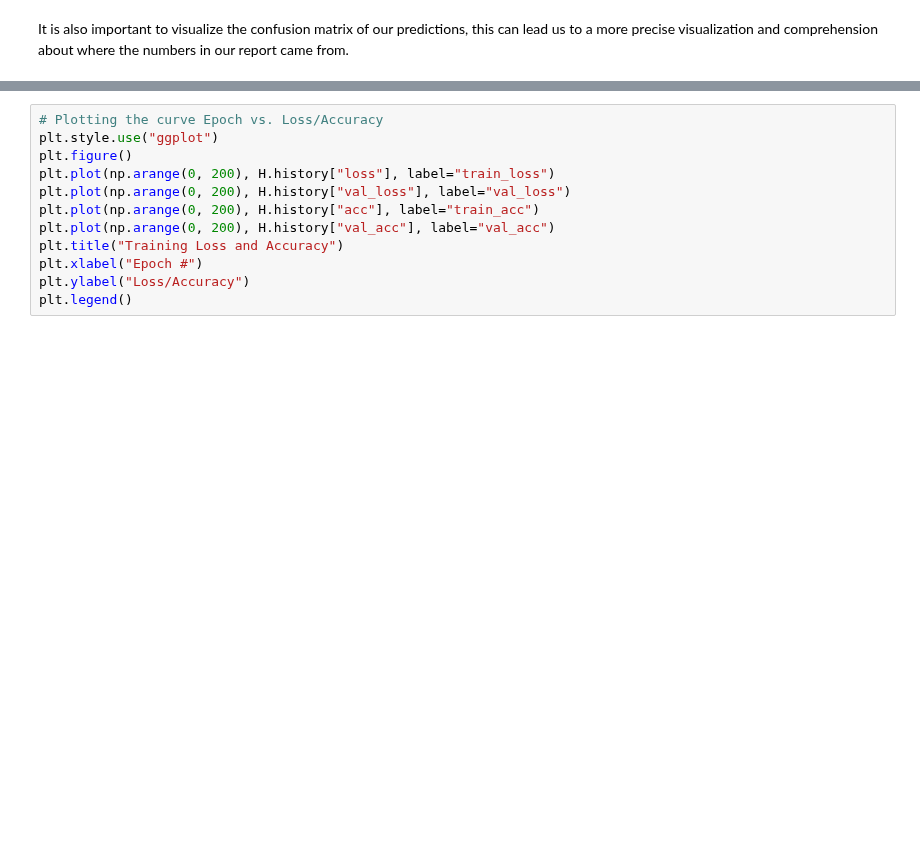
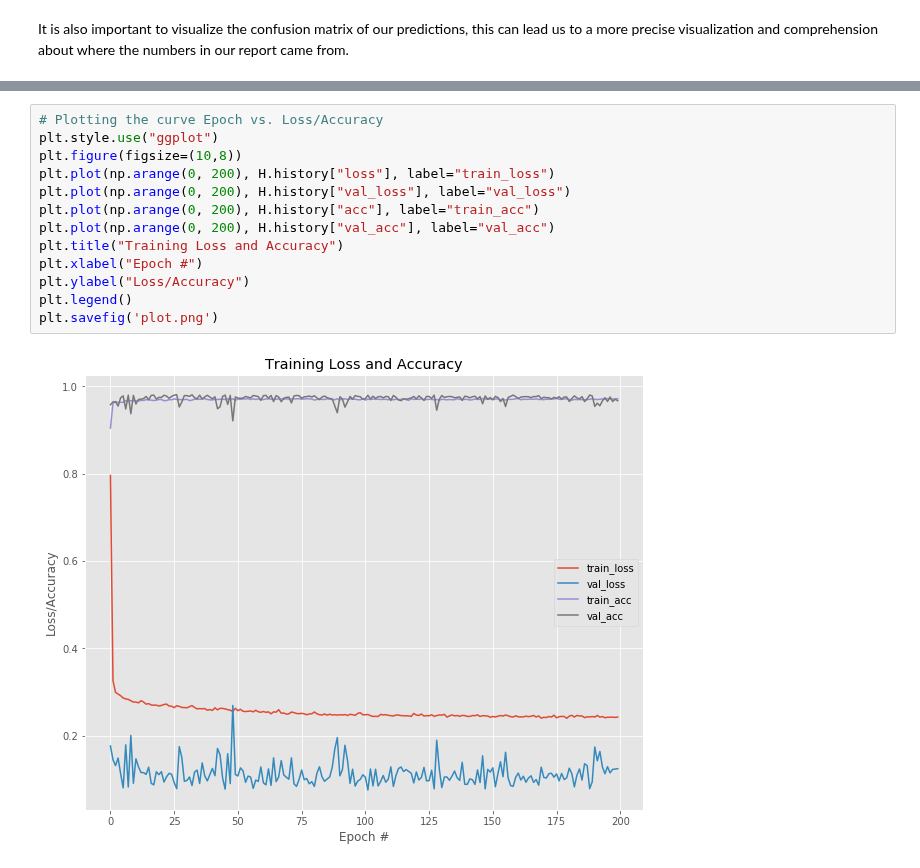
Before and after one commit to alexandrehsd/predicting-pulsar-stars, a Jupyter notebook: predicting_pulsar_stars.ipynb, the cells around one changed output, grey strips where cells are left out. Drawn from its saved outputs; the diff is of its cells as text; blank space fills up the shorter version.

```diff
--- a/predicting_pulsar_stars.ipynb
+++ b/predicting_pulsar_stars.ipynb
@@ -80,12 +194,15 @@ print(confusion_matrix(testY, predictions))
 # %%
 # Plotting the curve Epoch vs. Loss/Accuracy
 plt.style.use("ggplot")
-plt.figure()
+plt.figure(figsize=(10,8))
 plt.plot(np.arange(0, 200), H.history["loss"], label="train_loss")
 plt.plot(np.arange(0, 200), H.history["val_loss"], label="val_loss")
 plt.plot(np.arange(0, 200), H.history["acc"], label="train_acc")
 plt.plot(np.arange(0, 200), H.history["val_acc"], label="val_acc")
 plt.title("Training Loss and Accuracy")
 plt.xlabel("Epoch #")
 plt.ylabel("Loss/Accuracy")
 plt.legend()
+plt.savefig('plot.png')
+# %% [output]
+[figure, added]
```
Also changed, not shown: parts of 11 cells of this notebook.
